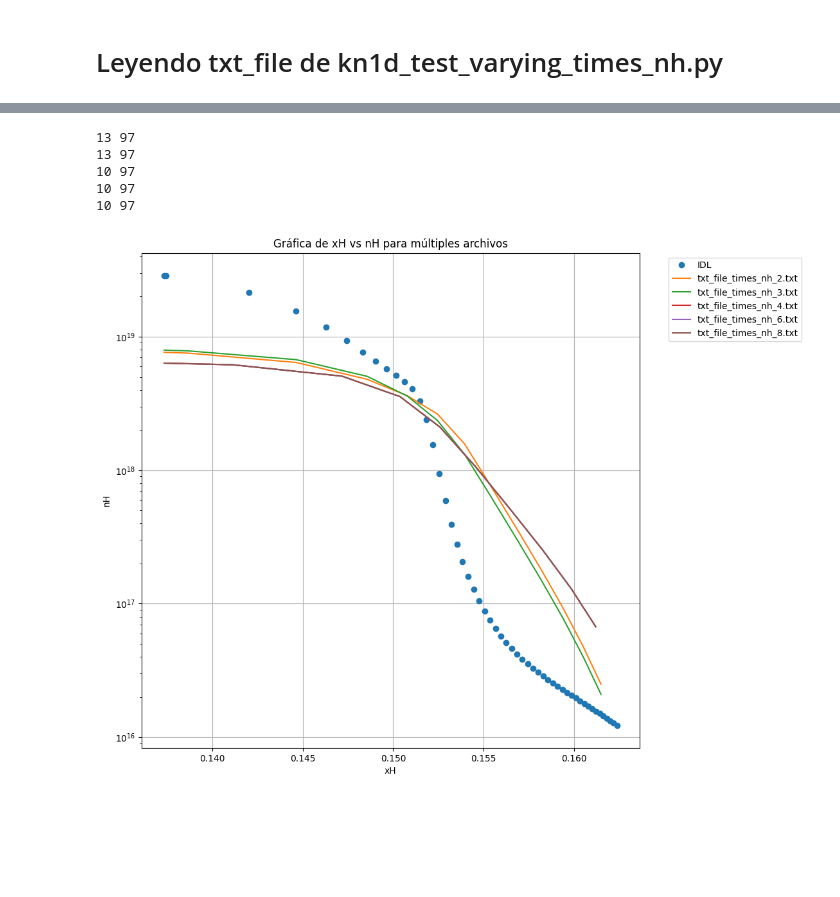
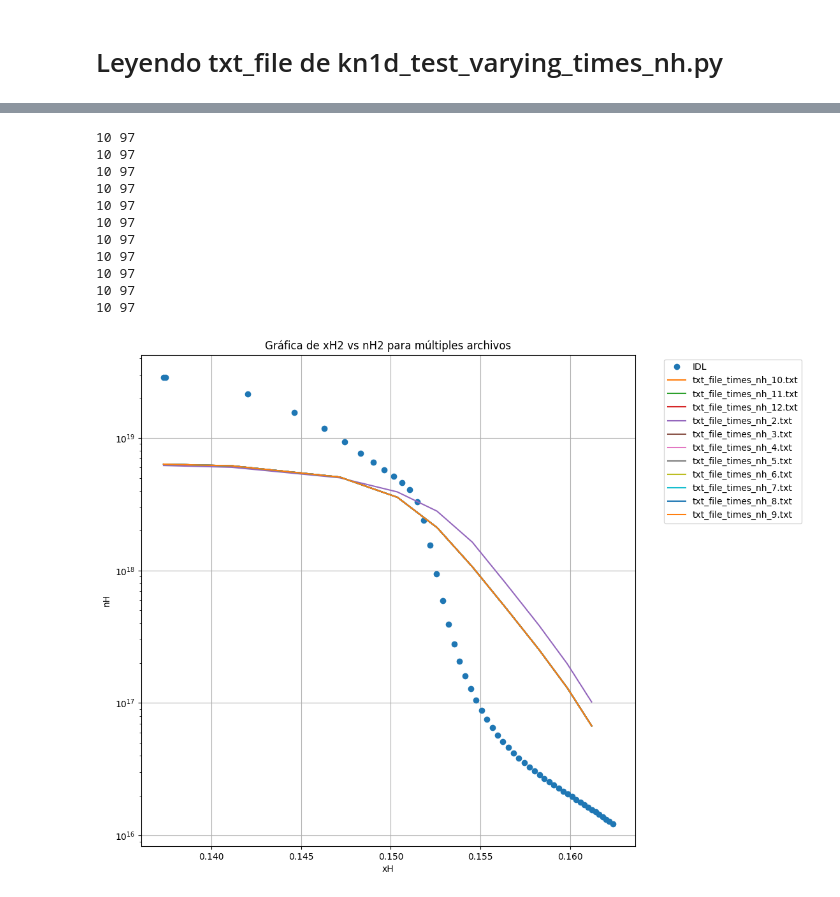
Before and after one commit to W-M-plasma-group/KN1DPy, a Jupyter notebook: tests.ipynb, the cells around one changed output, grey strips where cells are left out. Drawn from its saved outputs; the diff is of its cells as text; code cells hidden in the pictures; blank space fills up the shorter version.

```diff
--- a/tests.ipynb
+++ b/tests.ipynb
@@ -242,7 +242,7 @@ def read_variable_from_txt(filepath, variable_name):
         return None
 
 # Buscar todos los archivos que coincidan con el patrón 'txt_iterados/txt_file_nvh_*'
-pattern = 'txt_iterados/txt_file_nvh_*nvh2_40*'
+pattern = 'txt_iterados/txt_file_nvh_*nvh2_50*'
 file_list = glob.glob(pattern)
 
 fig = plt.figure(figsize=(10,10))
@@ -316,34 +389,40 @@ plt.show()
 filename_sav = readsav('1090904024_950to1050.sav')
 pattern = 'txt_file_times_nh_*.txt'
 file_list = glob.glob(pattern)
 
 
 fig = plt.figure(figsize=(10,10))
 plt.plot(filename_sav['xh2'],filename_sav['nh2'],'o',label='IDL')
 
 for filename in file_list[:]:
     xH = read_variable_from_txt(filename, 'xH2')
     nH = read_variable_from_txt(filename, 'nH2')
     print(len(xH),len(filename_sav['xh']))
     if xH is not None and nH is not None:
         # plt.plot(xH, nH,'^' ,label=filename)
         plt.plot(xH, nH,'-' ,label=filename)
 
 
 # Configurar la gráfica
 plt.xlabel('xH')
 plt.yscale('log')
 plt.ylabel('nH')
 # plt.xticks(filename_sav['xh'],rotation=90)
 # plt.yticks(nH)
 plt.legend(bbox_to_anchor=(1.05, 1), loc='upper left')
-plt.title('Gráfica de xH vs nH para múltiples archivos')
+plt.title('Gráfica de xH2 vs nH2 para múltiples archivos')
 plt.grid(True)
 plt.show()
 # %% [output]
-13 97
-13 97
 10 97
 10 97
 10 97
+10 97
+10 97
+10 97
+10 97
+10 97
+10 97
+10 97
+10 97
-[figure, old version]
+[figure, new version]
```
Also changed, not shown: parts of 6 cells of this notebook, 8 other files.
